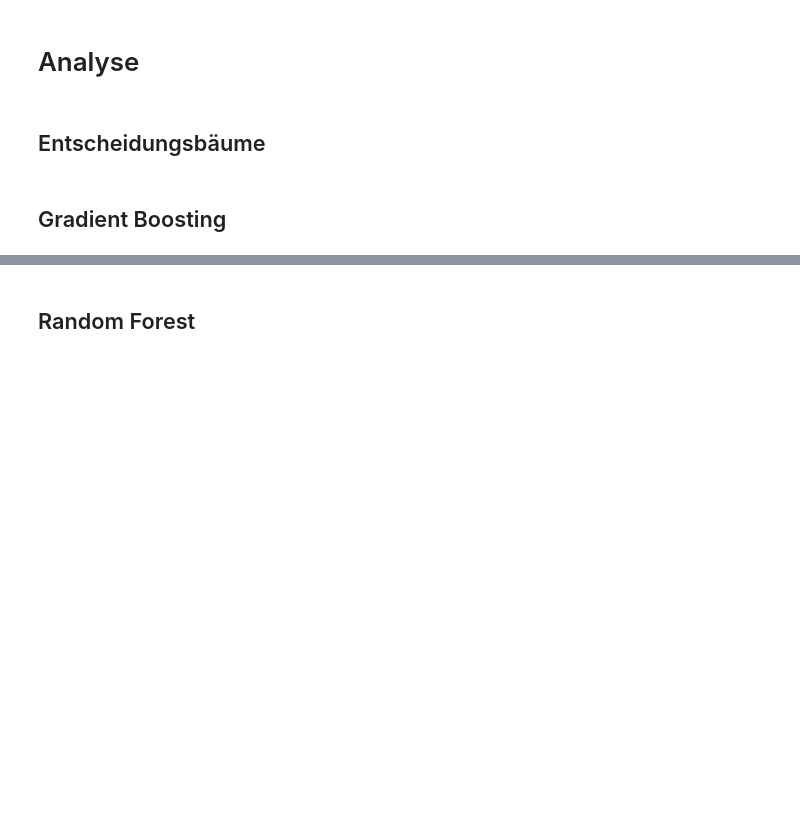
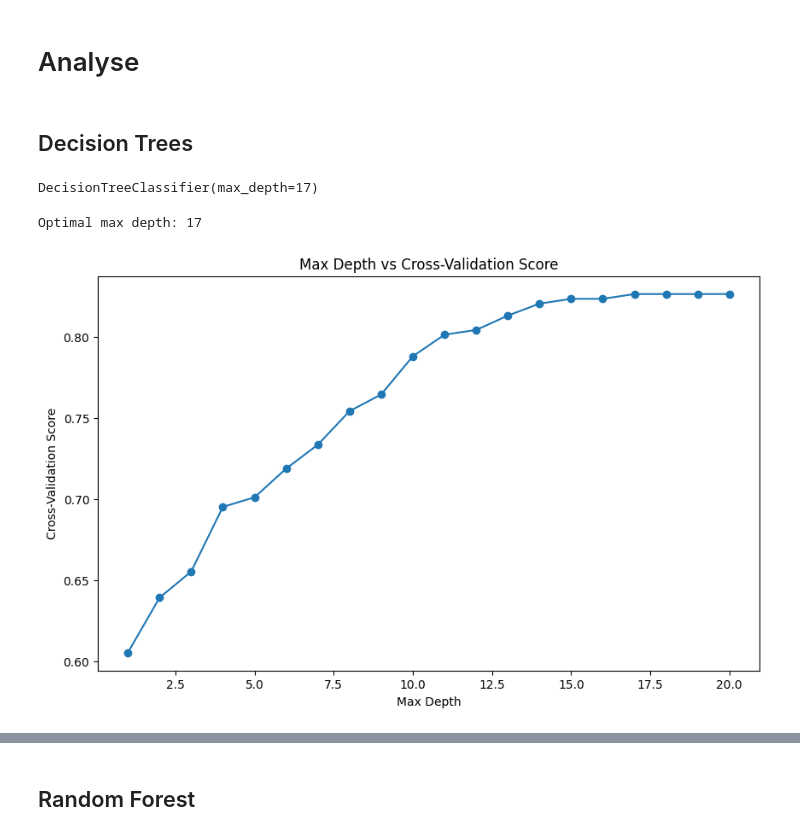
Before and after one commit to molitorl/Projekt-LJL, a Jupyter notebook: Maternal_Health_Risk_Classification_Model.ipynb, the cells around one changed output, grey strips where cells are left out. Drawn from its saved outputs; the diff is of its cells as text; code cells hidden in the pictures; blank space fills up the shorter version.

Commit message:
Mit Colab erstellt

```diff
--- a/Maternal_Health_Risk_Classification_Model.ipynb
+++ b/Maternal_Health_Risk_Classification_Model.ipynb
@@ -35,4 +35,8 @@ import pandas as pd
 # %%
 from google.colab import drive
 drive.mount('/content/drive')
+
+# Pfade zu den Excel-Dateien
+raw_data_path = "/content/drive/My Drive/AI and ML/Data/dataset_maternal_health.xlsx"
+raw_data = pd.read_excel(raw_data_path)
 # %% [output]
@@ -40,6 +43,0 @@ Drive already mounted at /content/drive; to attempt to forcibly remount, call dr
-# %%
-from google.colab import drive
-drive.mount('/content/drive')
-
-# Pfade zu den Excel-Dateien
-raw_data = "/content/drive/My Drive/AI and ML/Data/dataset_maternal_health.xlsx"  # Passe den Dateipfad entsprechend an
@@ -184,6 +204,4 @@ print(data_scaled.head())
 # %% [markdown]
 # Analyse
-# %% [markdown]
-## Entscheidungsbäume
-# %% [markdown]
-## Gradient Boosting
+# %% [markdown]
+## Decision Trees
@@ -189,0 +222,44 @@ print(data_scaled.head())
+# %%
+from sklearn.tree import DecisionTreeClassifier
+
+# Initialize the Decision Tree Classifier
+#In the next Code block I determined the optimal max depth to be 17.
+
+clf = DecisionTreeClassifier(max_depth=17)
+
+# Train the model on the training data
+clf.fit(X_train, y_train)
+# %% [output]
+DecisionTreeClassifier(max_depth=17)
+# %%
+#Pruning: Determine max depth of the decision tree
+from sklearn.model_selection import cross_val_score
+import numpy as np
+
+# Define the range of max depths to evaluate
+max_depths = range(1, 21)
+
+# Initialize an empty list to store the average cross-validation scores
+cv_scores = []
+
+# Perform cross-validation for each max depth
+for max_depth in max_depths:
+    clf = DecisionTreeClassifier(max_depth=max_depth, random_state=42)
+    scores = cross_val_score(clf, X_train, y_train, cv=5)
+    cv_scores.append(np.mean(scores))
+
+# Determine the optimal max depth based on cross-validation scores
+optimal_max_depth = max_depths[np.argmax(cv_scores)]
+
+print(f"Optimal max depth: {optimal_max_depth}")
+
+# Plot the cross-validation scores
+plt.figure(figsize=(10, 6))
+plt.plot(max_depths, cv_scores, marker='o')
+plt.xlabel('Max Depth')
+plt.ylabel('Cross-Validation Score')
+plt.title('Max Depth vs Cross-Validation Score')
+plt.show()
+# %% [output]
+Optimal max depth: 17
+[figure, added]
```
Also changed, not shown: parts of 90 cells of this notebook.
